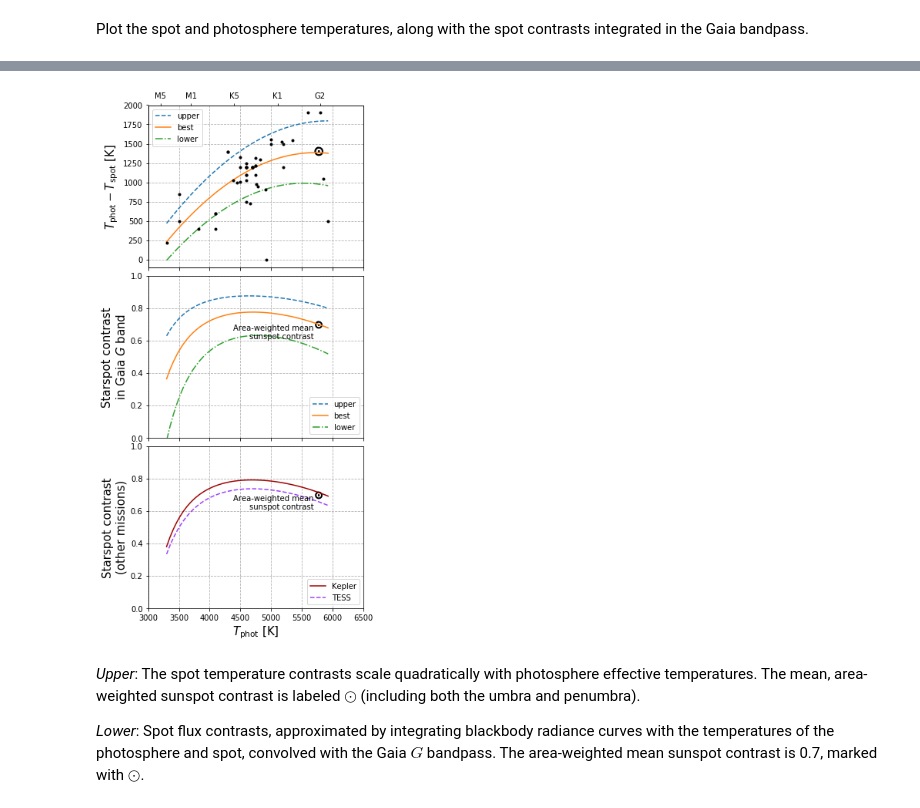
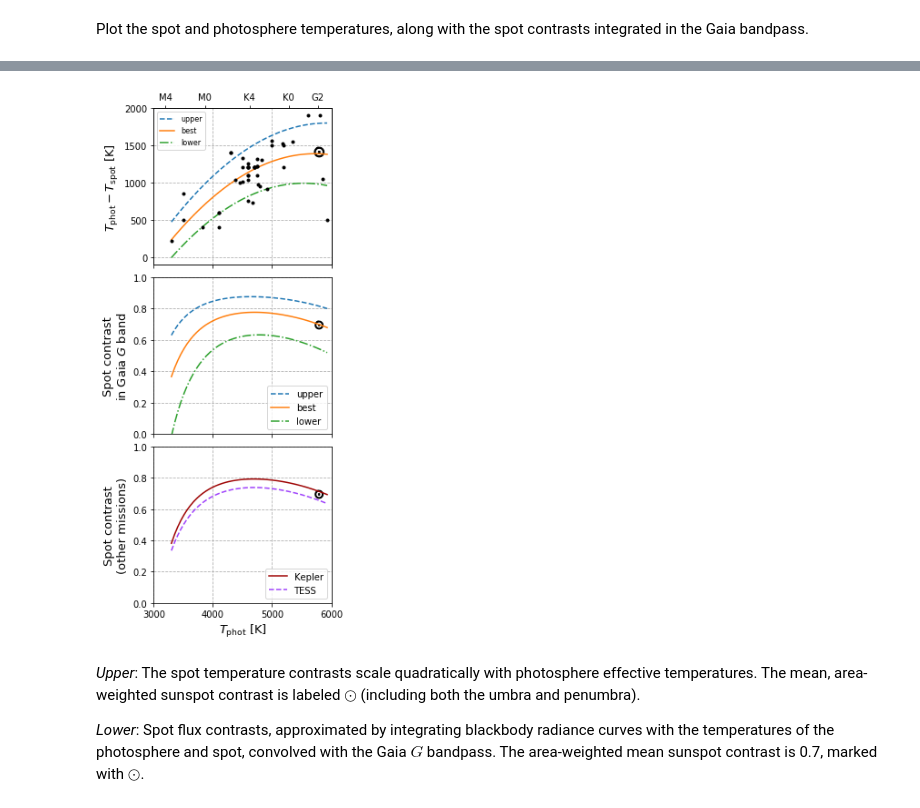
Before and after one commit to bmorris3/mrspoc, a Jupyter notebook: notebooks/spot_contrasts.ipynb, the cells around one changed output, grey strips where cells are left out. Saved outputs shown, nothing was run; the diff lists cells and outputs as text; code cells hidden in the pictures.

```diff
--- a/notebooks/spot_contrasts.ipynb
+++ b/notebooks/spot_contrasts.ipynb
@@ -39,7 +39,8 @@ plt.gca().set(xlabel='Wavelength [Angstrom]', ylabel='Transmissivity');
 weighted_sunspot_temp_diff = (5770-5000)/5 + (5770-4200)*4/5
 
 x = np.concatenate([table5['Teff K'].data.data, [5770]])
-y = np.concatenate([table5['deltaT K'].data.data, [weighted_sunspot_temp_diff]])
+y = np.concatenate([table5['deltaT K'].data.data,
+                    [weighted_sunspot_temp_diff]])
 
 x = x[y != 0]
 y = y[y != 0]
@@ -107,0 +81,10 @@ len(x)
+# %%
+
+import sys
+sys.path.insert(0, '../')
+from mrspoc import get_table_ms
+from mrspoc.tgas import mamajek_path
+
+mamajek = ascii.read(mamajek_path, format='commented_header')
+effective_temperatures = {spt[:-1]: teff for spt, teff in
+                          zip(mamajek['SpT'].data, mamajek['Teff'].data)}
@@ -108,13 +95,15 @@ len(x)
 # %%
-fontsize = 15
+fontsize = 13
 
 temp_phots = np.linspace(x.min(), x.max(), 50)
 
 labels = ['upper', 'best', 'lower']
 linestyles = ['--', '-', '-.']
-teff_bounds = [3000, 6500]
+teff_bounds = [3000, 6000]
 
-fig, ax = plt.subplots(3, 1, figsize=(5, 12))
+fig, ax = plt.subplots(3, 1, figsize=(3.5, 10))
+
+gaia_best_contrasts = None
 
 for fit_p, ls, label in zip(fit_params, linestyles, labels):
 
@@ -134,6 +123,7 @@ for fit_p, ls, label in zip(fit_params, linestyles, labels):
     ax[1].plot(temp_phots, gaia_contrasts, ls=ls, lw=1.5, label=label)
 
     if label == 'best':
+        gaia_best_contrasts = gaia_contrasts
         kepler_contrasts = []
         for temp in temp_phots:
             phot_irr = blackbody_lambda(kepler_wl, temp)
@@ -160,16 +150,14 @@ for fit_p, ls, label in zip(fit_params, linestyles, labels):
         ax[2].plot(temp_phots, tess_contrasts, ls='--',
                    lw=1.5, label='TESS', color='#9f41fc')
 
-
-ax[0].legend(loc='upper left')
+ax[0].legend(loc='upper left', fontsize=8)
 ax[1].legend(loc='lower right')
 ax[2].legend(loc='lower right')
 
-
-ax[0].plot(table5['Teff K'], table5['deltaT K'], 'k.')
+ax[0].plot(x[:-1], y[:-1], 'k.')
 
 ax0_upper = ax[0].twiny()
-label_sptypes = ['M5', 'M1', 'K5', 'K1', 'G2']
+label_sptypes = ['M4', 'M0', 'K4', 'K0', 'G2']
 label_teffs = [effective_temperatures[l] for l in label_sptypes]
 ax0_upper.set_xlim(teff_bounds)
 ax0_upper.set_xticks(label_teffs)
@@ -180,47 +168,51 @@ sunspot_contrasts = []
 for temp_diff, temp_phot, label in zip([5770-5000, 5770-4200],
                                        [5770, 5770],
                                        ['umbra', 'penumbra']):
 
     phot_irr = blackbody_lambda(gaia_wl, temp_phot)
     spot_temp = temp_phot - temp_diff
     spot_irr = blackbody_lambda(gaia_wl, spot_temp)
 
     contrast = (1 - np.trapz(spot_irr*gaia_transmissivity*gaia_wl) /
                 np.trapz(phot_irr*gaia_transmissivity*gaia_wl))
     sunspot_contrasts.append(contrast.value)
 
 
 ax[0].scatter(temp_phot, weighted_sunspot_temp_diff,
               color='k', marker='$\odot$',
               label='sun', s=150)
 
 area_weighted_sunspot_contrast = np.dot(sunspot_contrasts, [1/5, 4/5])
 
-ax[1].set_ylabel('Starspot contrast\nin Gaia $G$ band', fontsize=fontsize)
-ax[2].set_ylabel('Starspot contrast\n(other missions)', fontsize=fontsize)
+ax[1].set_ylabel('Spot contrast\nin Gaia $G$ band', fontsize=fontsize)
+ax[2].set_ylabel('Spot contrast\n(other missions)', fontsize=fontsize)
 ax[-1].set_xlabel("$T_{\mathrm{phot}}$ [K]", fontsize=fontsize)
 ax[0].set_ylabel("$T_{\mathrm{phot}} - T_{\mathrm{spot}}$ [K]",
                  fontsize=fontsize)
 
-for i in range(2):
-    ax[i].set_xticklabels([])
-
-for i in range(1, 3):
-    ax[i].set_xticks(ax[0].get_xticks())
-    ax[i].set_ylim([0, 1])
-    ax[i].scatter(5770, area_weighted_sunspot_contrast, color='k', marker='$\odot$',
-                  label='sun', s=100)
-    ax[i].annotate("Area-weighted mean\nsunspot contrast", xy=(5700, 0.6), #xy=(5700, 0.72),
-                   va='bottom', ha='right', color='k')
+xticks = np.arange(3000, 7000, 1000)
 
 for axis in ax:
     axis.grid(ls='--')
     axis.set_xlim(teff_bounds)
+    axis.set_xticks(xticks)
 
-fig.subplots_adjust(hspace=0.05)
+for i in range(3):
+    ax[i].set_xticklabels([])
+
+for i in range(1, 3):
+    #ax[i].set_xticks(ax[0].get_xticks())
+    ax[i].set_ylim([0, 1])
+    ax[i].scatter(5770, area_weighted_sunspot_contrast, color='k', marker='$\odot$',
+                  label='sun', s=100)
+ax[-1].set_xticklabels(xticks)
+#ax[3].hist(table['Teff'], range=teff_bounds, color='k')
+#ax[3].set_yticks([])
+#ax[3].set_ylabel('Relative number\nof TGAS stars', fontsize=fontsize)
+fig.subplots_adjust(hspace=0.08)
 fig.savefig('contrasts.pdf', bbox_inches='tight')
 # %% [output]
-[figure, old version]
+[figure, new version]
 # %% [markdown]
 *Upper*: The spot temperature contrasts scale quadratically with photosphere effective temperatures. The mean, area-weighted sunspot contrast is labeled $\odot$ (including both the umbra and penumbra).
 
```
Also changed, not shown: parts of 6 cells of this notebook, 7 other files.
